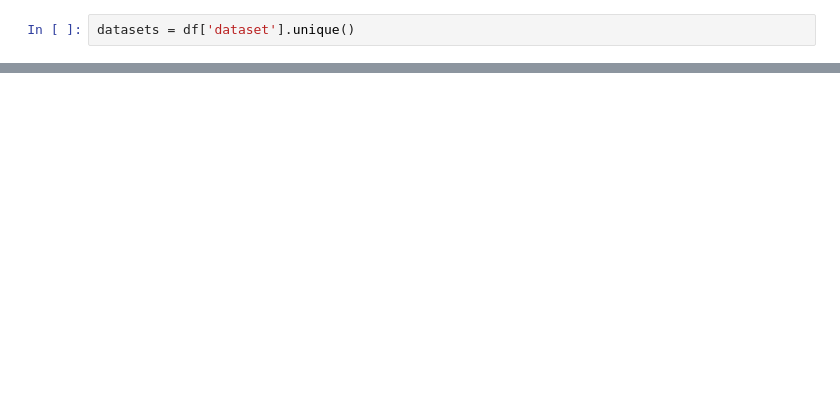
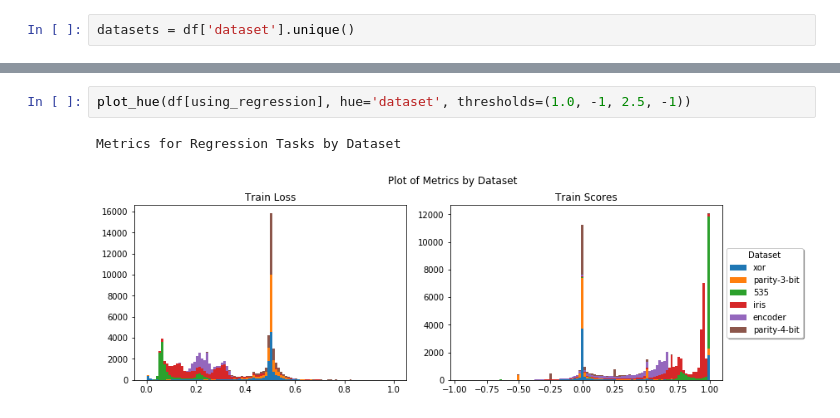
Before and after one commit to AnthonyDickson/Neural-Networks, a Jupyter notebook: notebooks/Exploratory Data Analysis.ipynb, the cells around one changed output, grey strips where cells are left out. Drawn from its saved outputs; the diff is of its cells as text; blank space fills up the shorter version.

```diff
--- a/notebooks/Exploratory Data Analysis.ipynb
+++ b/notebooks/Exploratory Data Analysis.ipynb
@@ -137,0 +254,5 @@ Metrics for Regression Tasks Not Using ReLU by Dataset
+# %%
+plot_hue(df[using_regression], hue='dataset', thresholds=(1.0, -1, 2.5, -1))
+# %% [output]
+Metrics for Regression Tasks by Dataset
+[figure, added]
```
Also changed, not shown: parts of 25 cells of this notebook.
